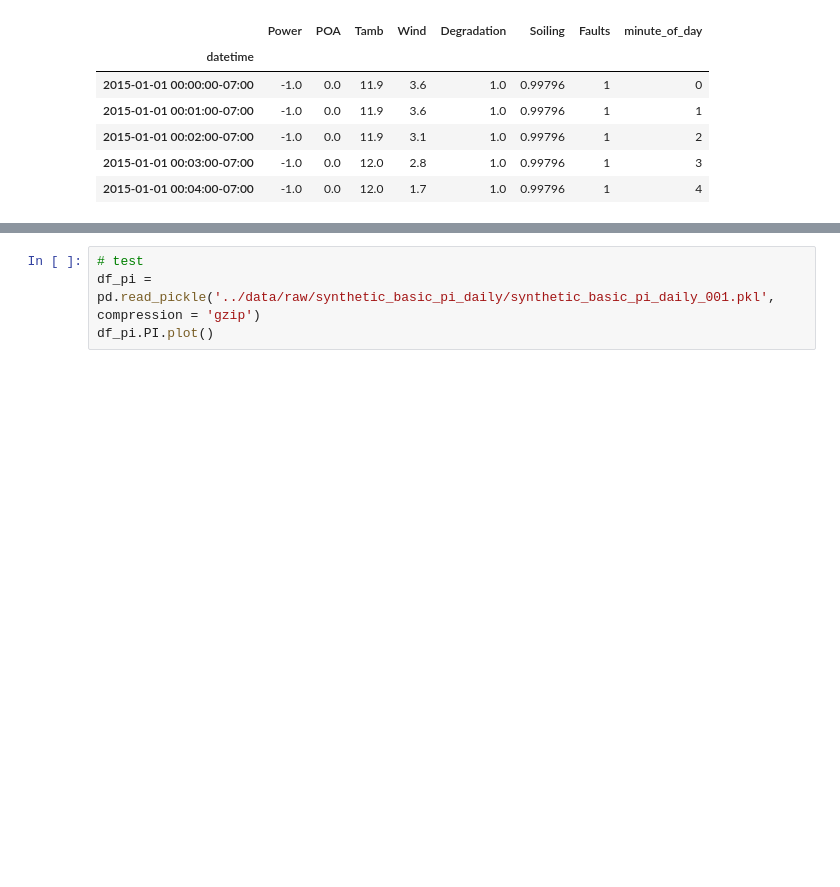
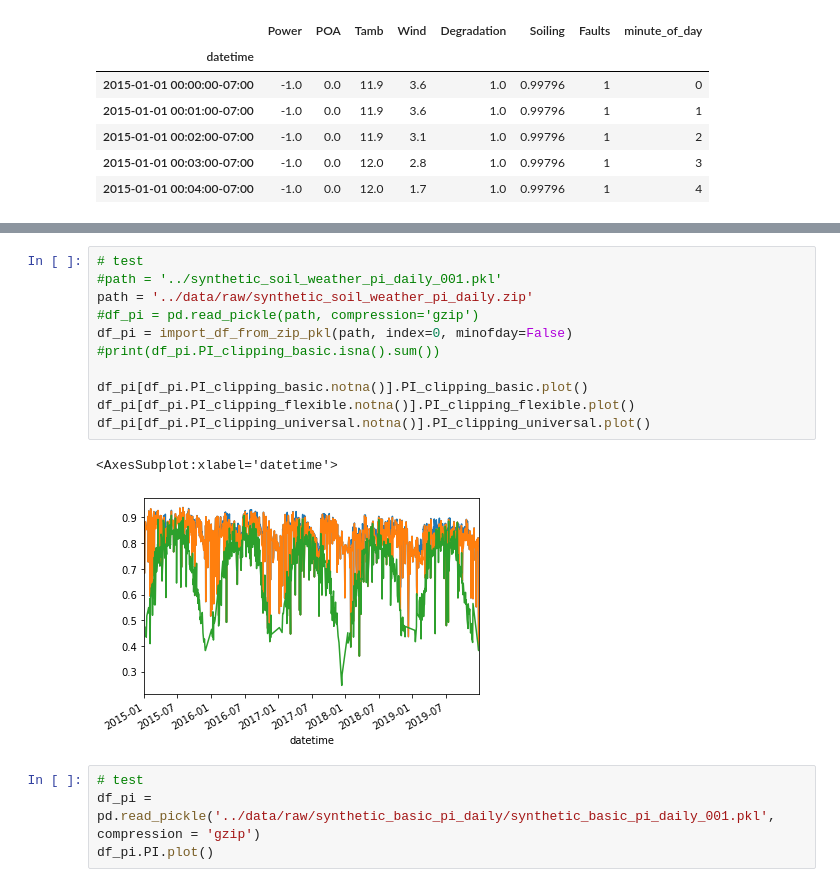
Before and after one commit to Rufski/S2DS-EPRI, a Jupyter notebook: notebooks/3.1-cj-normalize-power-signal.ipynb, the cells around one changed output, grey strips where cells are left out. Cells and saved outputs as stored; diff of their text form; blank space fills up the shorter version.

```diff
--- a/notebooks/3.1-cj-normalize-power-signal.ipynb
+++ b/notebooks/3.1-cj-normalize-power-signal.ipynb
@@ -106,6 +106,20 @@ for index in range(n_samples):
 0.13 % of data remaining after clearsky detection.
 0.03 % of data remaining after clipping removal.
 0.03 % of data remaining after night-time removal.
+# %%
+# test
+#path = '../synthetic_soil_weather_pi_daily_001.pkl'
+path = '../data/raw/synthetic_soil_weather_pi_daily.zip'
+#df_pi = pd.read_pickle(path, compression='gzip')
+df_pi = import_df_from_zip_pkl(path, index=0, minofday=False)
+#print(df_pi.PI_clipping_basic.isna().sum())
+
+df_pi[df_pi.PI_clipping_basic.notna()].PI_clipping_basic.plot()
+df_pi[df_pi.PI_clipping_flexible.notna()].PI_clipping_flexible.plot()
+df_pi[df_pi.PI_clipping_universal.notna()].PI_clipping_universal.plot()
+# %% [output]
+<AxesSubplot:xlabel='datetime'>
+[figure, added]
 # %%
 # test
 df_pi = pd.read_pickle('../data/raw/synthetic_basic_pi_daily/synthetic_basic_pi_daily_001.pkl', compression = 'gzip')
```
Also changed, not shown: parts of 1 cell of this notebook, 2 other files.
